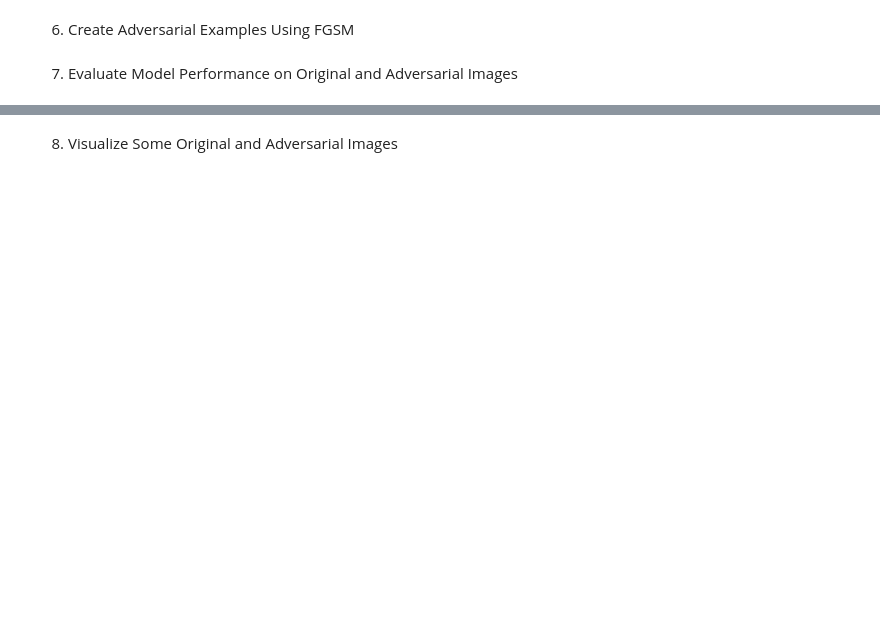
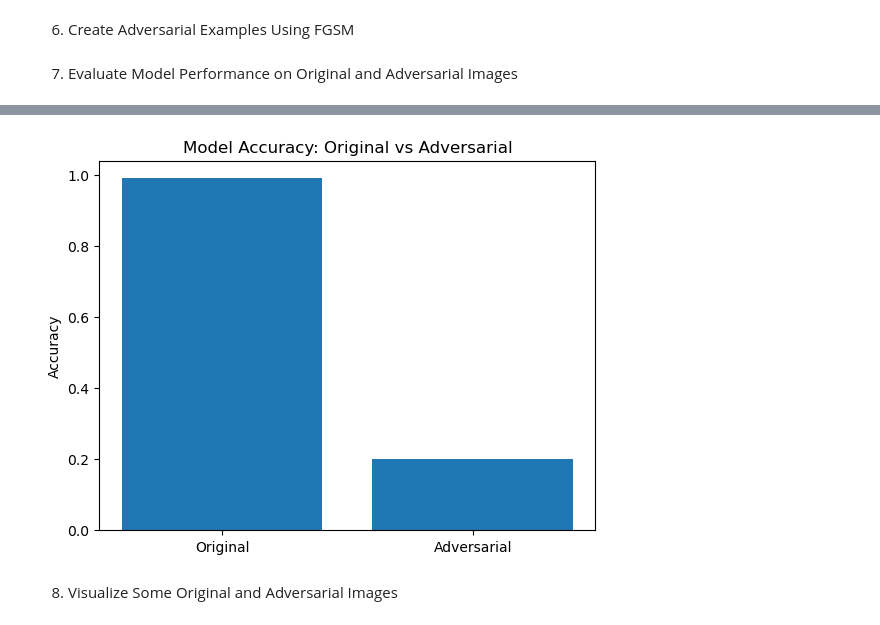
Before and after one commit to Ykanj/FDS-Final, a Jupyter notebook: Traffic_Sign_Recognition.ipynb, the cells around one changed output, grey strips where cells are left out. Cells and saved outputs as stored; diff of their text form; code cells hidden in the pictures; blank space fills up the shorter version.

```diff
--- a/Traffic_Sign_Recognition.ipynb
+++ b/Traffic_Sign_Recognition.ipynb
@@ -12,17 +15,2 @@ import matplotlib.pyplot as plt
 # %% [markdown]
 2. Define Utility Functions for Loading and Preprocessing Data
-# %%
-def load_and_preprocess_image(image_path, img_size=(32, 32)):
-    image = cv2.imread(image_path)
-    image = cv2.cvtColor(image, cv2.COLOR_BGR2RGB)
-    return cv2.resize(image, img_size) / 255.0
-
-def load_dataset(dataset_path, csv_file, img_size=(32, 32)):
-    df = pd.read_csv(csv_file)
-    images = []
-    labels = []
-    for _, row in df.iterrows():
-        image_path = os.path.join(dataset_path, row['Path'])
-        images.append(load_and_preprocess_image(image_path, img_size))
-        labels.append(row['ClassId'])
-    return np.array(images), np.array(labels)
@@ -29,16 +49,5 @@ def load_dataset(dataset_path, csv_file, img_size=(32, 32)):
 # %% [markdown]
 3. Load and Split the Dataset
-# %%
-# Update these paths according to your dataset location
-TRAIN_PATH = 'path/to/Train'  # Update this
-TEST_PATH = 'path/to/Test'    # Update this
-TRAIN_CSV = 'path/to/Train.csv'
-TEST_CSV = 'path/to/Test.csv'
-
-train_images, train_labels = load_dataset(TRAIN_PATH, TRAIN_CSV)
-test_images, test_labels = load_dataset(TEST_PATH, TEST_CSV)
-
-train_images, val_images, train_labels, val_labels = train_test_split(train_images, train_labels, test_size=0.2, random_state=42)
 # %% [markdown]
 4. Build the CNN Model
 # %%
@@ -85,22 +116,23 @@ test_subset = test_images[:100]
 test_labels_subset = test_labels[:100]
 
 # Create adversarial images
-epsilon = 0.1
+epsilon = 0.025
 perturbations = create_adversarial_pattern(test_subset, test_labels_subset, model)
 adversarial_test_images = test_subset + perturbations * epsilon
 # %% [markdown]
 7. Evaluate Model Performance on Original and Adversarial Images
 # %%
 # Original test subset
-loss, accuracy = model.evaluate(test_subset, test_labels_subset)
-print("Original Model Accuracy: {:.2f}%".format(accuracy * 100))
+loss, accuracy_before = model.evaluate(test_subset, test_labels_subset)
+print("Original Model Accuracy: {:.2f}%".format(accuracy_before * 100))
 
 # Adversarial test subset
-loss, adversarial_accuracy = model.evaluate(adversarial_test_images, test_labels_subset)
-print("Adversarial Model Accuracy: {:.2f}%".format(adversarial_accuracy * 100))
+loss, adversarial_accuracy_before = model.evaluate(adversarial_test_images, test_labels_subset)
+print("Adversarial Model Accuracy: {:.2f}%".format(adversarial_accuracy_before * 100))
 
 # Plotting comparison
-plt.bar(['Original', 'Adversarial'], [accuracy, adversarial_accuracy])
+plt.bar(['Original', 'Adversarial'], [accuracy_before, adversarial_accuracy_before])
 plt.ylabel('Accuracy')
 plt.title('Model Accuracy: Original vs Adversarial')
 plt.show()
+# %% [output]
@@ -107,3 +143,4 @@ plt.show()
+[figure, added]
 # %% [markdown]
 8. Visualize Some Original and Adversarial Images
 # %%
```
Also changed, not shown: parts of 10 cells of this notebook.
